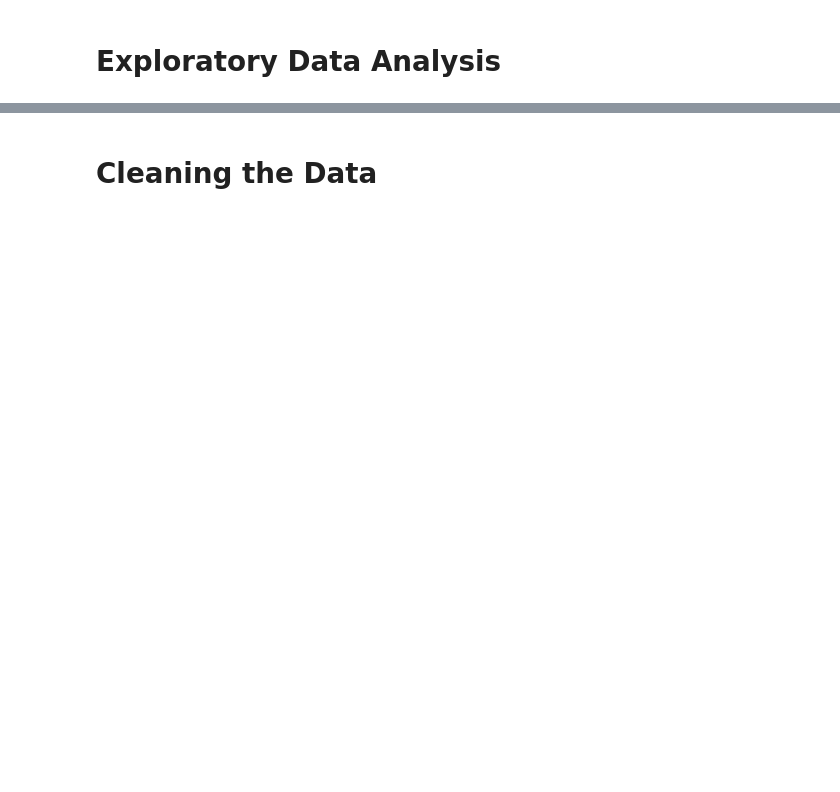
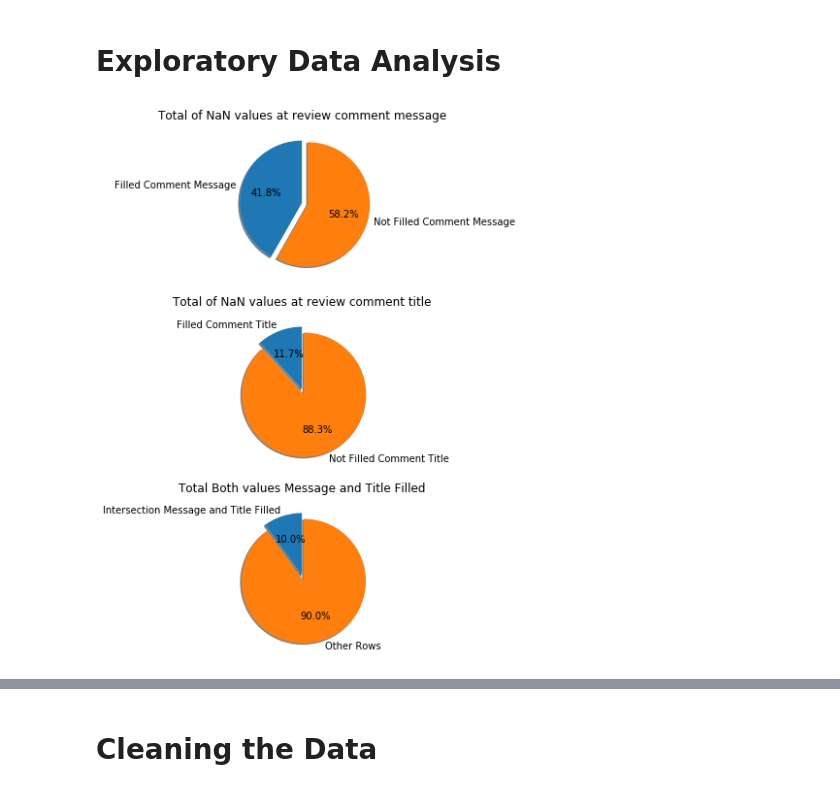
Before and after one commit to ViniciusBernardo/olist-orders-review-sentiment-analysis, a Jupyter notebook: olist_order_reviews.ipynb, the cells around one changed output, grey strips where cells are left out. Saved outputs shown, nothing was run; the diff lists cells and outputs as text; code cells hidden in the pictures; blank space fills up the shorter version.

Commit message:
Merge columns review_title and review_message and add more charts for analysis
Signed-off-by: Vinicius Ferreira <vfbdelima@gmail.com>

```diff
--- a/olist_order_reviews.ipynb
+++ b/olist_order_reviews.ipynb
@@ -14,5 +14,47 @@ df.head()
 | f7c4243c7fe1938f181bec41a392bdeb | 8e6bfb81e283fa7e4f11123a3fb894f1 | 5 | NaN | Parabéns lojas lannister adorei c... | 2018-03-01 00:00:00 | ... |
 # %% [markdown]
 # Exploratory Data Analysis
+# %%
+%matplotlib inline
+
+import matplotlib.pyplot as plt
+import numpy as np
+
+# Calculus of the number of sample of interest
+total_rows = df.shape[0]
+total_comments_message = df['review_comment_message'].count()
+total_comments_title = df['review_comment_title'].count()
+total_filled_message_and_title = df.loc[np.logical_not(df.review_comment_title.isna() | df.review_comment_message.isna())].shape[0]
+
+# Preparing labels and values to the ploted
+labels_comment_message = ['Filled Comment Message', 'Not Filled Comment Message']
+sizes_comment_message = [total_comments_message, total_rows - total_comments_message]
+
+labels_comment_title = ['Filled Comment Title', 'Not Filled Comment Title']
+sizes_comment_title = [total_comments_title, total_rows - total_comments_title]
+
+labels_message_and_title = ['Intersection Message and Title Filled', 'Other Rows']
+sizes_message_and_title = [total_filled_message_and_title, total_rows - total_filled_message_and_title]
+explode = [0, 0.1]
+
+# Plot the 3 pie charts
+plt.figure(figsize=(10, 10))
+plt.subplot(3, 1, 1)
+plt.title('Total of NaN values at review comment message')
+plt.pie(sizes_comment_message, explode=explode, labels=labels_comment_message, autopct='%1.1f%%',
+        shadow=True, startangle=90)
+
+plt.subplot(3, 1, 2)
+plt.title('Total of NaN values at review comment title')
+plt.pie(sizes_comment_title, explode=explode, labels=labels_comment_title, autopct='%1.1f%%',
+        shadow=True, startangle=90)
+
+plt.subplot(3, 1, 3)
+plt.title('Total Both values Message and Title Filled')
+plt.pie(sizes_message_and_title, explode=explode, labels=labels_message_and_title, autopct='%1.1f%%',
+        shadow=True, startangle=90)
+plt.show()
+# %% [output]
+[figure, added]
 # %%
 import matplotlib.pyplot as plt
```
Also changed, not shown: parts of 8 cells of this notebook.
